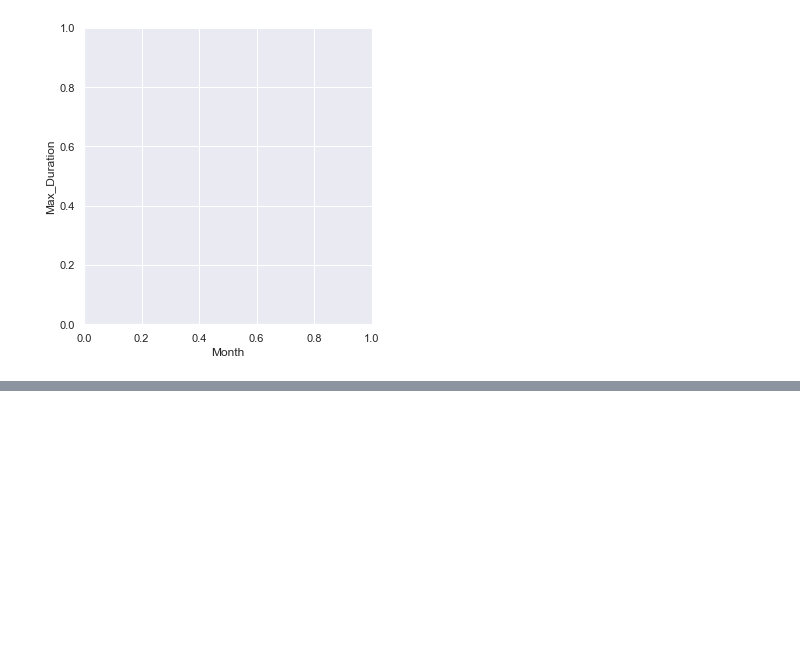
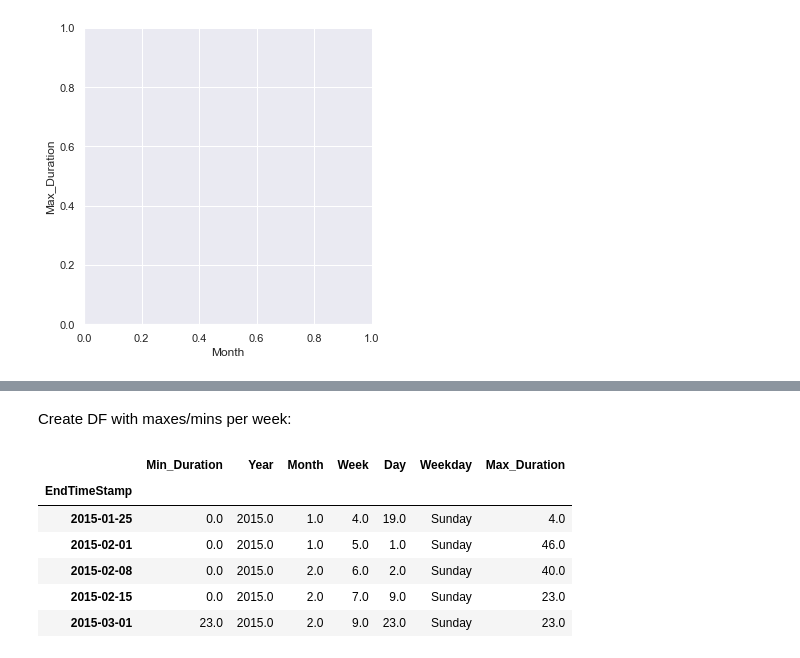
Before and after one commit to leilanihagen/interject-datacell-request-time-data-exploration, a Jupyter notebook: datacell_request_time.ipynb, the cells around one changed output, grey strips where cells are left out. Saved outputs shown, nothing was run; the diff lists cells and outputs as text; code cells hidden in the pictures; blank space fills up the shorter version.

```diff
--- a/datacell_request_time.ipynb
+++ b/datacell_request_time.ipynb
@@ -506,0 +530,26 @@ sns.relplot(x='Month', y='Max_Duration', data=daily_max_request, ax=ax_lm, kind=
+# %% [markdown]
+Create DF with maxes/mins per week:
+# %%
+# First get maxes into a new DF with week downsample:
+request_max_wk = all_requests.resample('W').max()
+#request_max_wk = request_max_wk.rename(columns={'Duration':'Max_Duration'})
+
+# Then get mins into a new DF:
+# request_min_wk = all_requests.resample('W').min()
+# request_min_wk = request_min_wk.rename(columns={'Duration':'Min_Duration'})
+
+# Create an outliers DF with both max and min:
+request_outliers_wk = all_requests.resample('W').min()
+request_outliers_wk['Weekday'] = request_outliers_wk.index.weekday_name
+request_outliers_wk['Max_Duration'] = request_max_wk['Duration']
+request_outliers_wk = request_outliers_wk.rename(columns={'Duration':'Min_Duration'})
+request_outliers_wk = request_outliers_wk.dropna()
+request_outliers_wk.head()
+# %% [output]
+|  | Min_Duration | Year | Month | Week | Day | Weekday | Max_Duration |
+| EndTimeStamp |  |  |  |  |  |  |  |
+| 2015-01-25 | 0.0 | 2015.0 | 1.0 | 4.0 | 19.0 | Sunday | 4.0 |
+| 2015-02-01 | 0.0 | 2015.0 | 1.0 | 5.0 | 1.0 | Sunday | 46.0 |
+| 2015-02-08 | 0.0 | 2015.0 | 2.0 | 6.0 | 2.0 | Sunday | 40.0 |
+| 2015-02-15 | 0.0 | 2015.0 | 2.0 | 7.0 | 9.0 | Sunday | 23.0 |
+| 2015-03-01 | 23.0 | 2015.0 | 2.0 | 9.0 | 23.0 | Sunday | 23.0 |
```
Also changed, not shown: parts of 27 cells of this notebook.
